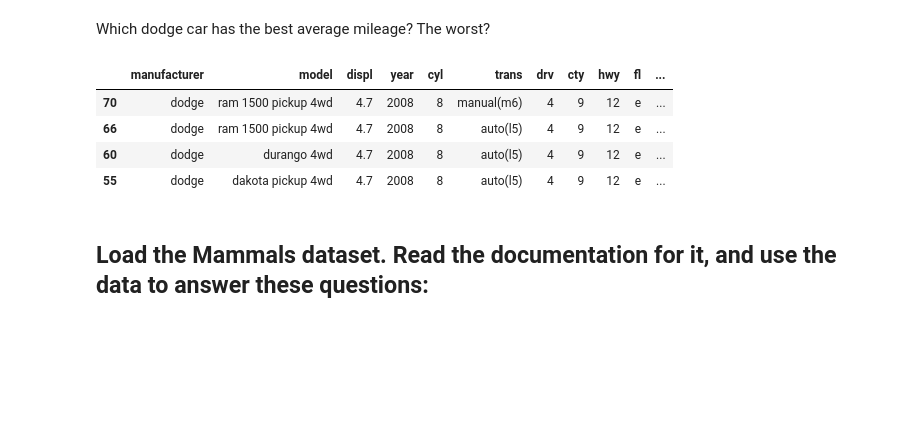
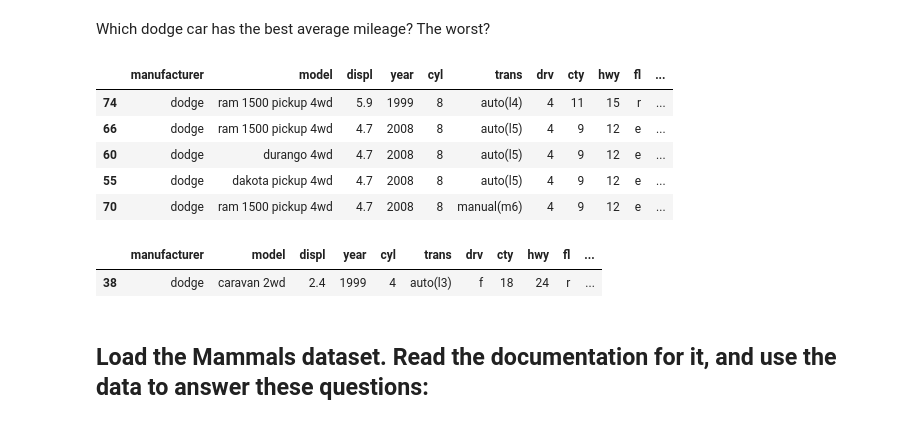
Before and after one commit to GabbyBarajasBroussard/numpy-pandas-visualization-exercise, a Jupyter notebook: dataframes.ipynb, the cells around one changed output. Saved outputs shown, nothing was run; the diff lists cells and outputs as text; code cells hidden in the pictures; blank space fills up the shorter version.

```diff
--- a/dataframes.ipynb
+++ b/dataframes.ipynb
@@ -347,14 +348,20 @@ mpg
 234 rows × 13 columns
 # %% [markdown]
 Which dodge car has the best average mileage? The worst?
+# %%
+mpg.loc[mpg['manufacturer'] == 'dodge'].sort_values(by=['average_mileage'], ascending = False).tail()
+# %% [output]
+|  | manufacturer | model | displ | year | cyl | trans | drv | cty | hwy | fl | ... |
+| 74 | dodge | ram 1500 pickup 4wd | 5.9 | 1999 | 8 | auto(l4) | 4 | 11 | 15 | r | ... |
+| 66 | dodge | ram 1500 pickup 4wd | 4.7 | 2008 | 8 | auto(l5) | 4 | 9 | 12 | e | ... |
+| 60 | dodge | durango 4wd | 4.7 | 2008 | 8 | auto(l5) | 4 | 9 | 12 | e | ... |
+| 55 | dodge | dakota pickup 4wd | 4.7 | 2008 | 8 | auto(l5) | 4 | 9 | 12 | e | ... |
+| 70 | dodge | ram 1500 pickup 4wd | 4.7 | 2008 | 8 | manual(m6) | 4 | 9 | 12 | e | ... |
 # %%
-mpg.loc[mpg['manufacturer'] == 'dodge'].sort_values(by=['average_mileage']).head(4)
+mpg.loc[mpg['manufacturer'] == 'dodge'].sort_values(by=['average_mileage'], ascending = False).head(1)
 # %% [output]
 |  | manufacturer | model | displ | year | cyl | trans | drv | cty | hwy | fl | ... |
-| 70 | dodge | ram 1500 pickup 4wd | 4.7 | 2008 | 8 | manual(m6) | 4 | 9 | 12 | e | ... |
-| 66 | dodge | ram 1500 pickup 4wd | 4.7 | 2008 | 8 | auto(l5) | 4 | 9 | 12 | e | ... |
-| 60 | dodge | durango 4wd | 4.7 | 2008 | 8 | auto(l5) | 4 | 9 | 12 | e | ... |
-| 55 | dodge | dakota pickup 4wd | 4.7 | 2008 | 8 | auto(l5) | 4 | 9 | 12 | e | ... |
+| 38 | dodge | caravan 2wd | 2.4 | 1999 | 4 | auto(l3) | f | 18 | 24 | r | ... |
 # %% [markdown]
 ## Load the Mammals dataset. Read the documentation for it, and use the data to answer these questions:
 # %%
```
Also changed, not shown: parts of 3 cells of this notebook.
